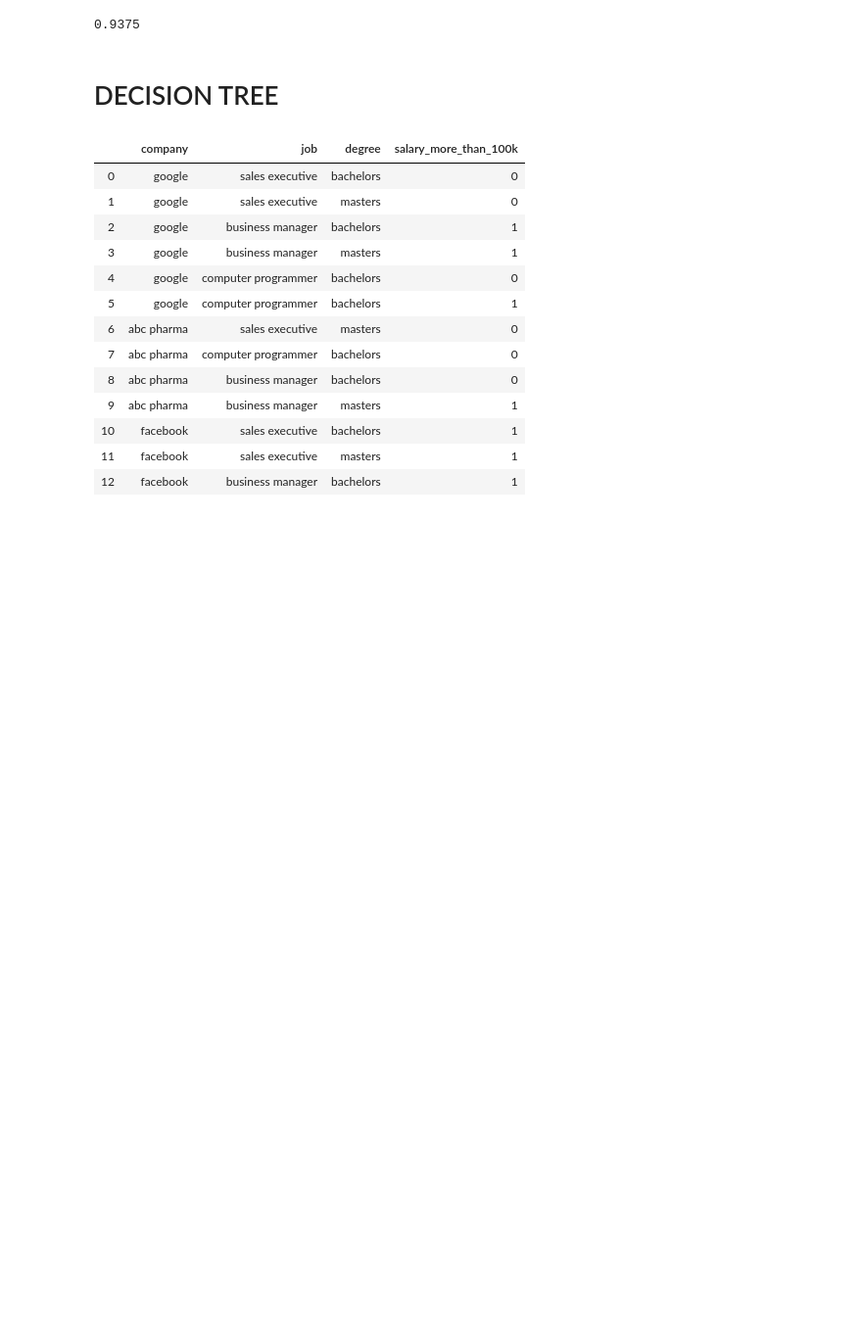
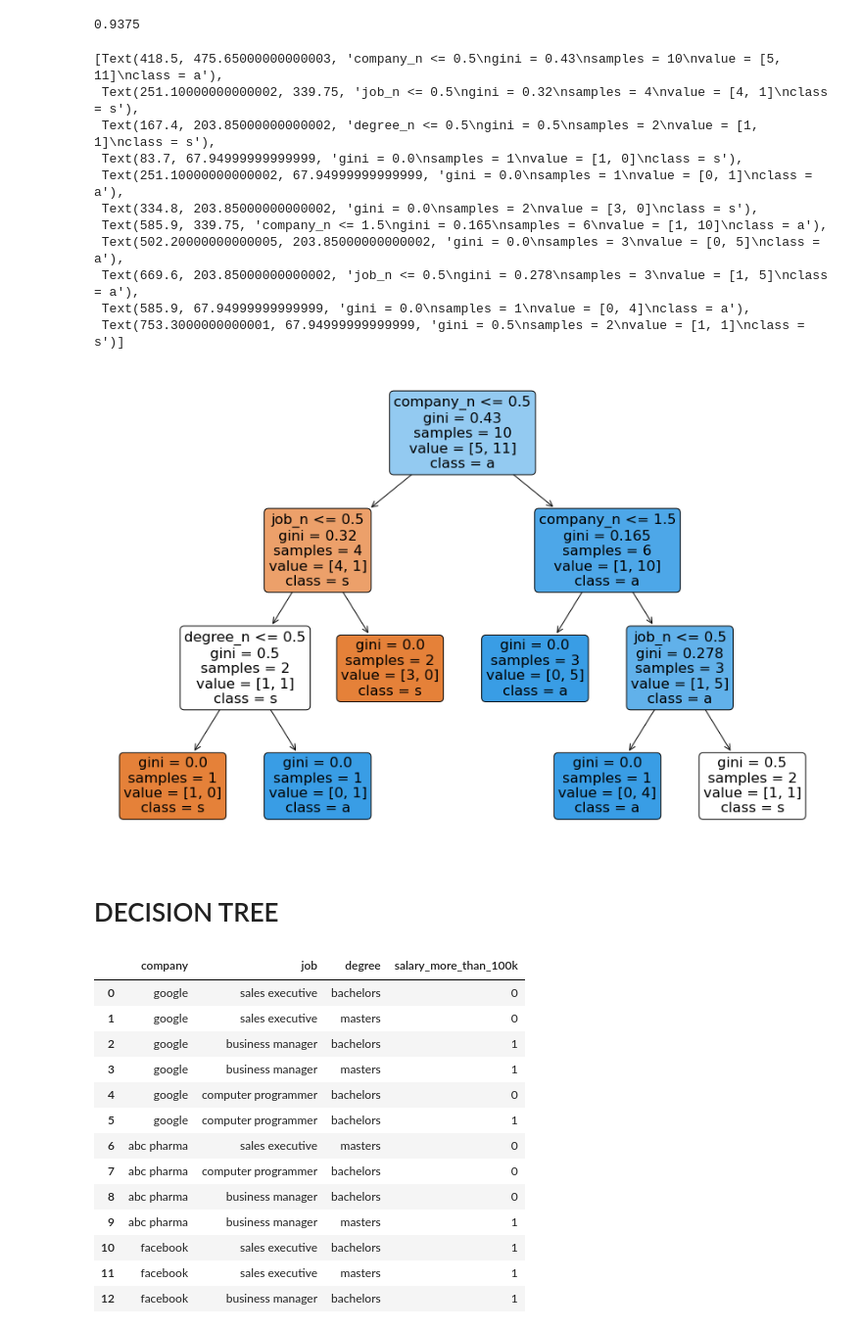
Before and after one commit to Aditya-aot/MachineLearning-Algorithms-Jupyter-Notebook, a Jupyter notebook: RIC 1.ipynb, the cells around one changed output. Shown: that part at 98% size. Saved outputs shown, nothing was run; the diff lists cells and outputs as text; code cells hidden in the pictures; blank space fills up the shorter version.

```diff
--- a/RIC 1.ipynb
+++ b/RIC 1.ipynb
@@ -99,6 +93,29 @@ RandomForestClassifier(bootstrap=True, class_weight=None, criterion='gini',
 model.score(x, y)
 # %% [output]
 0.9375
+# %%
+import matplotlib.pyplot as plt
+from sklearn.tree import plot_tree
+
+fig = plt.figure(figsize=(15, 10))
+plot_tree(model.estimators_[0],
+          feature_names=list(x.columns),
+          class_names='salary_more_than_100k',
+          filled=True, impurity=True,
+          rounded=True)
+# %% [output]
+[Text(418.5, 475.65000000000003, 'company_n <= 0.5\ngini = 0.43\nsamples = 10\nvalue = [5, 11]\nclass = a'),
+ Text(251.10000000000002, 339.75, 'job_n <= 0.5\ngini = 0.32\nsamples = 4\nvalue = [4, 1]\nclass = s'),
+ Text(167.4, 203.85000000000002, 'degree_n <= 0.5\ngini = 0.5\nsamples = 2\nvalue = [1, 1]\nclass = s'),
+ Text(83.7, 67.94999999999999, 'gini = 0.0\nsamples = 1\nvalue = [1, 0]\nclass = s'),
+ Text(251.10000000000002, 67.94999999999999, 'gini = 0.0\nsamples = 1\nvalue = [0, 1]\nclass = a'),
+ Text(334.8, 203.85000000000002, 'gini = 0.0\nsamples = 2\nvalue = [3, 0]\nclass = s'),
+ Text(585.9, 339.75, 'company_n <= 1.5\ngini = 0.165\nsamples = 6\nvalue = [1, 10]\nclass = a'),
+ Text(502.20000000000005, 203.85000000000002, 'gini = 0.0\nsamples = 3\nvalue = [0, 5]\nclass = a'),
+ Text(669.6, 203.85000000000002, 'job_n <= 0.5\ngini = 0.278\nsamples = 3\nvalue = [1, 5]\nclass = a'),
+ Text(585.9, 67.94999999999999, 'gini = 0.0\nsamples = 1\nvalue = [0, 4]\nclass = a'),
+ Text(753.3000000000001, 67.94999999999999, 'gini = 0.5\nsamples = 2\nvalue = [1, 1]\nclass = s')]
+[figure, added]
 # %% [markdown]
 #  DECISION TREE
 # %%
```
Also changed, not shown: parts of 11 cells of this notebook, 4 other files.
